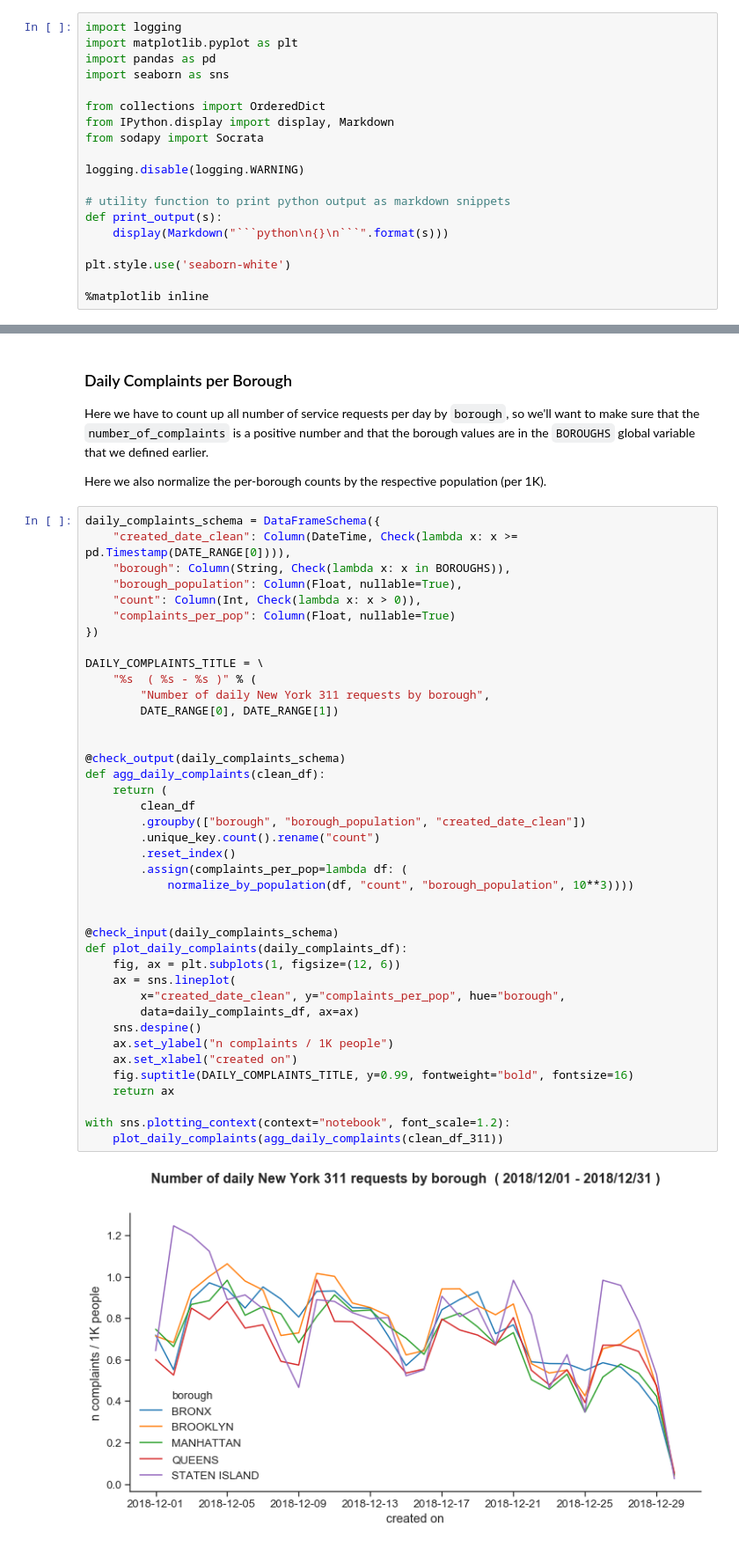
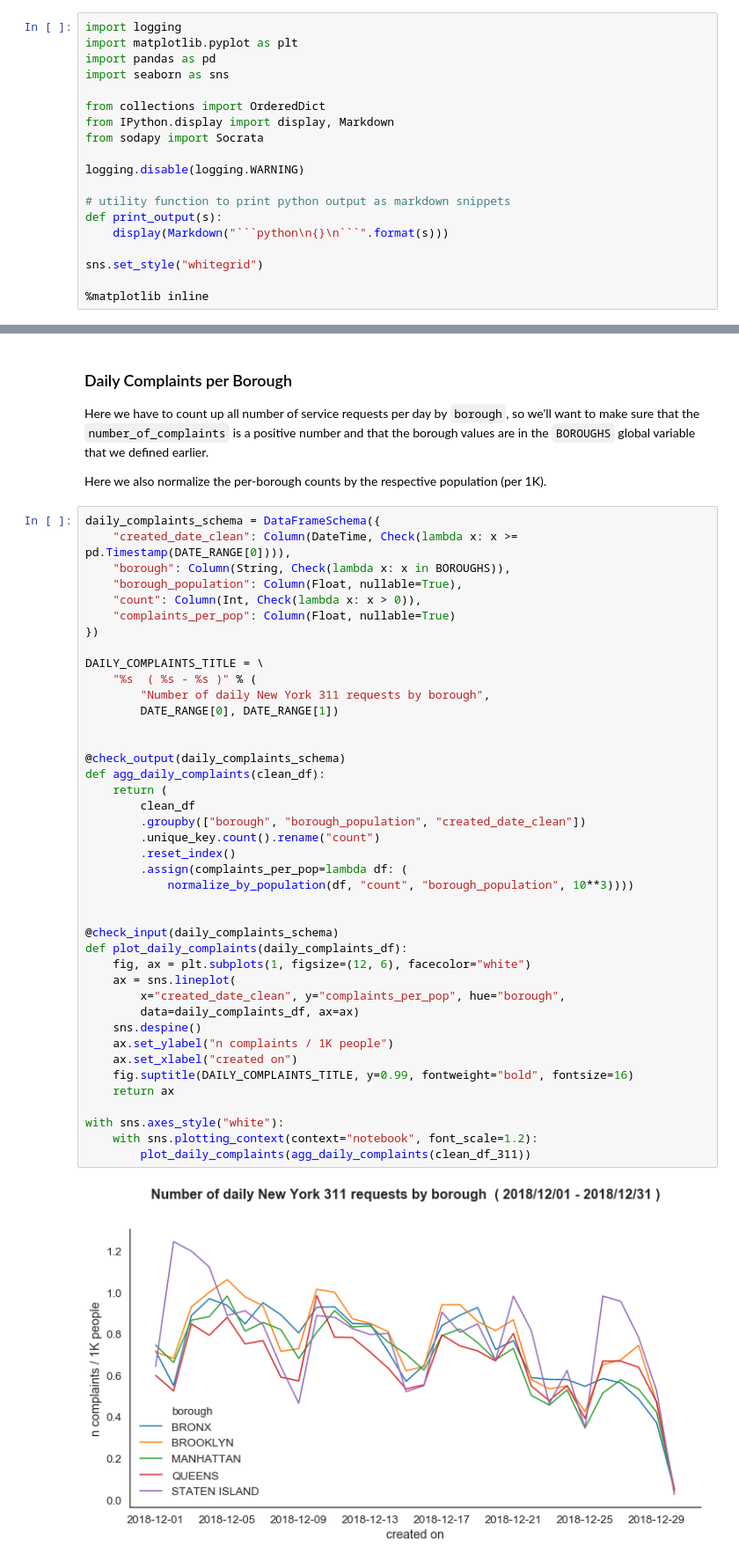
Before and after one commit to cosmicBboy/cosmicBboy.github.io, a Jupyter notebook: notebooks/2018-12-28-validating-pandas-dataframes.ipynb, the cells around one changed output, grey strips where cells are left out. Shown: that part at 88% size. Cells and saved outputs as stored; diff of their text form.

````diff
--- a/notebooks/2018-12-28-validating-pandas-dataframes.ipynb
+++ b/notebooks/2018-12-28-validating-pandas-dataframes.ipynb
@@ -61,7 +61,7 @@ logging.disable(logging.WARNING)
 def print_output(s):
     display(Markdown("```python\n{}\n```".format(s)))
 
-plt.style.use('seaborn-white')
+sns.set_style("whitegrid")
 
 %matplotlib inline
 # %%
@@ -718,37 +721,38 @@ daily_complaints_schema = DataFrameSchema({
 
 DAILY_COMPLAINTS_TITLE = \
     "%s  ( %s - %s )" % (
         "Number of daily New York 311 requests by borough",
         DATE_RANGE[0], DATE_RANGE[1])
 
 
 @check_output(daily_complaints_schema)
 def agg_daily_complaints(clean_df):
     return (
         clean_df
         .groupby(["borough", "borough_population", "created_date_clean"])
         .unique_key.count().rename("count")
         .reset_index()
         .assign(complaints_per_pop=lambda df: (
             normalize_by_population(df, "count", "borough_population", 10**3))))
 
 
 @check_input(daily_complaints_schema)
 def plot_daily_complaints(daily_complaints_df):
-    fig, ax = plt.subplots(1, figsize=(12, 6))
+    fig, ax = plt.subplots(1, figsize=(12, 6), facecolor="white")
     ax = sns.lineplot(
         x="created_date_clean", y="complaints_per_pop", hue="borough",
         data=daily_complaints_df, ax=ax)
     sns.despine()
     ax.set_ylabel("n complaints / 1K people")
     ax.set_xlabel("created on")
     fig.suptitle(DAILY_COMPLAINTS_TITLE, y=0.99, fontweight="bold", fontsize=16)
     return ax
 
-with sns.plotting_context(context="notebook", font_scale=1.2):
-    plot_daily_complaints(agg_daily_complaints(clean_df_311))
+with sns.axes_style("white"):
+    with sns.plotting_context(context="notebook", font_scale=1.2):
+        plot_daily_complaints(agg_daily_complaints(clean_df_311))
 # %% [output]
-[figure, old version]
+[figure, new version]
 # %% [markdown]
 ## Conclusion
 
````
Also changed, not shown: parts of 2 cells of this notebook, 4 other files.
